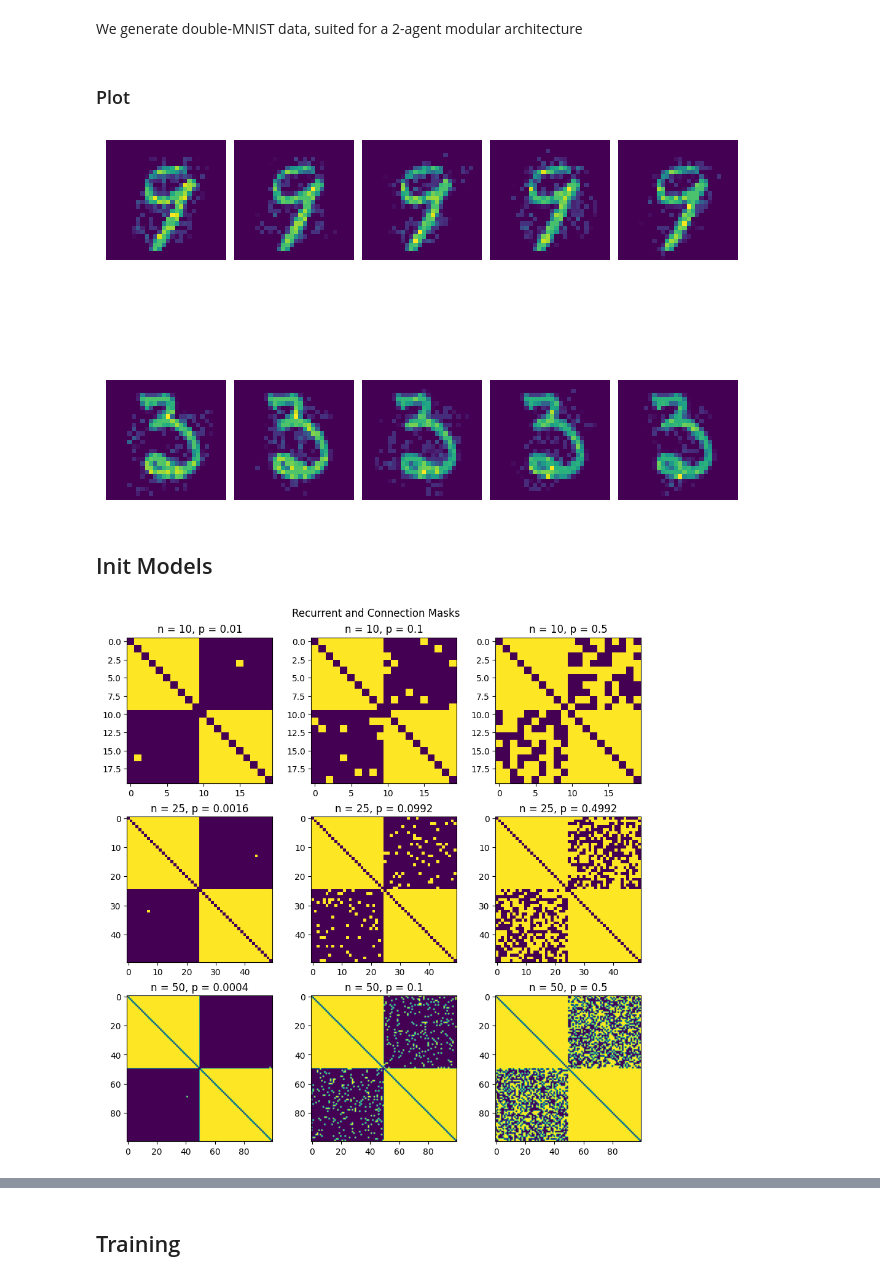
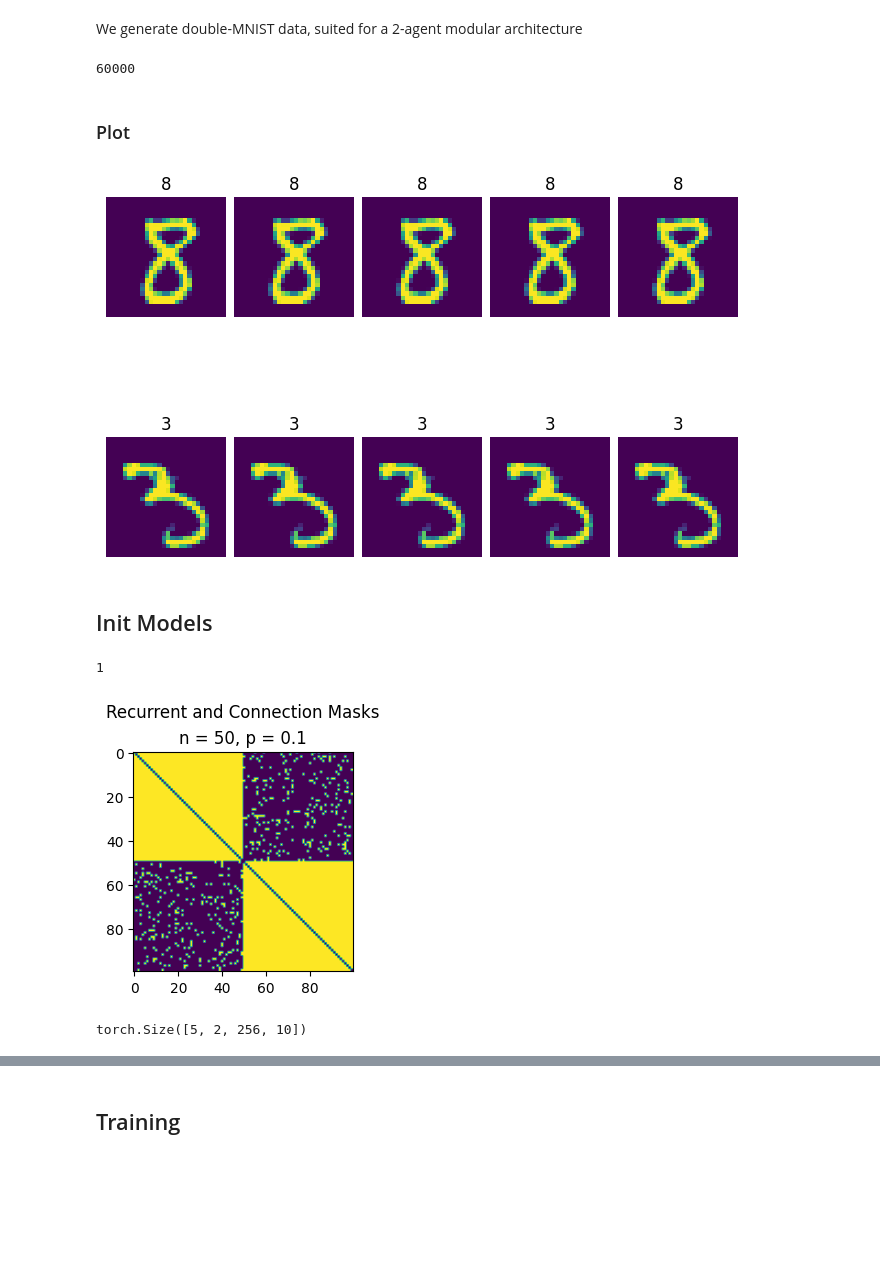
Before and after one commit to GabrielBena/specialization-dynamics, a Jupyter notebook: examples/simple_code.ipynb, the cells around one changed output, grey strips where cells are left out. Saved outputs shown, nothing was run; the diff lists cells and outputs as text; code cells hidden in the pictures; blank space fills up the shorter version.

Commit message:
using torch parametrization

```diff
--- a/examples/simple_code.ipynb
+++ b/examples/simple_code.ipynb
@@ -40,7 +36,7 @@ nb_steps = 5
 
 data_config = {
     # ------ Change if needed------
-    "batch_size": 512,
+    "batch_size": 256,
     "input_size": 28,
     "use_cuda": use_cuda,
     "data_type": "double_digits",
@@ -51,7 +47,7 @@ data_config = {
     # cov ratio : controls the probabilty of seeing D1 == D2, default = 1 (chance probability)
     "cov_ratio": 1,
     # noise ratio : controls the ammount of noise added to the input , default = 0.5
-    "noise_ratio": 0.5,
+    "noise_ratio": None,
     # random start : add stochasticity by having input start at random times from pure noise, default = False
     "random_start": False,
     # --------------------------
@@ -59,23 +55,26 @@ data_config = {
 # %%
 all_data = get_datasets("../data/", data_config)
 datasets, loaders = all_data[data_config["data_type"]]
+len(datasets[0])
+# %% [output]
+60000
 # %% [markdown]
 ### Plot
 # %%
 data, target = next(iter(loaders[0]))
 
 temporal_data, _ = process_data(data, data_config)
 temporal_data = torch.stack(
     temporal_data.split(temporal_data.shape[-1] // n_agents, -1), 1
 )
 
 fig, axs = plt.subplots(n_agents, temporal_data.shape[0], constrained_layout=True)
 for t_data, t_axs in zip(temporal_data, axs.T):
     for d, ax, t in zip(t_data, t_axs, target[0].cpu().numpy()):
         ax.imshow(d[0].cpu().numpy().reshape(28, 28))
         ax.axis("off")
-        # ax.set_title(t)
+        ax.set_title(t)
 # %% [output]
-[figure, old version]
+[figure, new version]
 # %% [markdown]
 ## Init Models
@@ -192,0 +142,11 @@ models, optimizers = list(zip(*[init_model(config) for config in all_configs]))
+# %%
+# We look at networks of 3 sizes and 3 sparsity levels
+n_hiddens = [10, 50, 50][1:2]
+# Negative values for the sparsity field directly specify number of connection irrelevent of the hidden size
+sparsities = [-1, 0.1, 0.5][1:2]
+varying_params = {"hidden_size": n_hiddens, "sparsity": sparsities}
+# We get all the combinations of the parameters
+all_varying_params = get_all_v_params(varying_params)
+len(all_varying_params)
+# %% [output]
+1
@@ -193,18 +172,23 @@ models, optimizers = list(zip(*[init_model(config) for config in all_configs]))
 # %%
-n1, n2 = int(np.sqrt(len(all_configs))), int(np.ceil(np.sqrt(len(all_configs))))
-if n1 * n2 < len(all_configs):
+n1, n2 = int(np.sqrt(len(general_training_results["config"]))), int(
+    np.ceil(np.sqrt(len(general_training_results["config"])))
+)
+if n1 * n2 < len(general_training_results):
     n2 += 1
 
-fig = plt.figure(figsize=(n2 * 3,  n1 * 3), constrained_layout=True)
-subfigs = fig.subfigures(1)
+plot_input = False
+fig = plt.figure(figsize=(n2 * 3, n1 * 3 * (1 + plot_input * 0.3)), constrained_layout=True)
 
-subfigs.suptitle("Recurrent and Connection Masks")
-axs = subfigs.subplots(n1, n2)
+subfigs = fig.subfigures(1 + plot_input, height_ratios=[1, 0.3] [:(1 + plot_input)] )
+if not plot_input:
+    subfigs = np.array([subfigs])
 
-if len(all_configs) == 1:
+subfigs[0].suptitle("Recurrent and Connection Masks")
+axs = subfigs[0].subplots(n1, n2)
+if len(general_training_results) == 1:
     axs = np.array([axs]).T
 
-for ax, model in zip(axs.flatten(), models):
+for ax, model in zip(axs.flatten(), general_training_results["model"]):
     ax.imshow(
         (
             model.masks["comms_mask"][
@@ -219,18 +203,18 @@ for ax, model in zip(axs.flatten(), models):
         vmin=0,
         vmax=1,
     )
-    ax.set_title(f'n = {model.agents_config["hidden_size"]}, p = {model.connections_config["sparsity"]}')
+    ax.set_title(
+        f'n = {model.agents_config["hidden_size"]}, p = {model.connections_config["sparsity"]}'
+    )
 
-
-if False :
-
+if plot_input:
     subfigs[1].suptitle("Input Masks")
     axs = subfigs[1].subplots(n1, n2)
-    if len(all_configs) == 1:
+    if len(general_training_results) == 1:
         axs = np.array([axs]).T
-    for ax, model in zip(axs, models):
+    for ax, model in zip(axs, general_training_results['model']):
         ax.imshow(
-            (model.masks["input_mask"]).cpu().numpy()[: n_agents * n_hidden, :],
+            (model.masks["input_mask"]).cpu().numpy()[: model.n_agents * model.agents_config["hidden_size"], :],
             aspect="auto",
             vmin=0,
             vmax=1,
@@ -238,4 +222,9 @@ if False :
 
 # [ax.imshow((model.masks['output_mask']).cpu().numpy()) for model, ax in zip(models, axs[2])];
 # %% [output]
-[figure, old version]
+[figure, new version]
+# %%
+t_data = process_data(data, data_config)[0].to(device)
+model(t_data)[0][0].shape
+# %% [output]
+torch.Size([5, 2, 256, 10])
```
Also changed, not shown: parts of 32 cells of this notebook, 4 other files.
